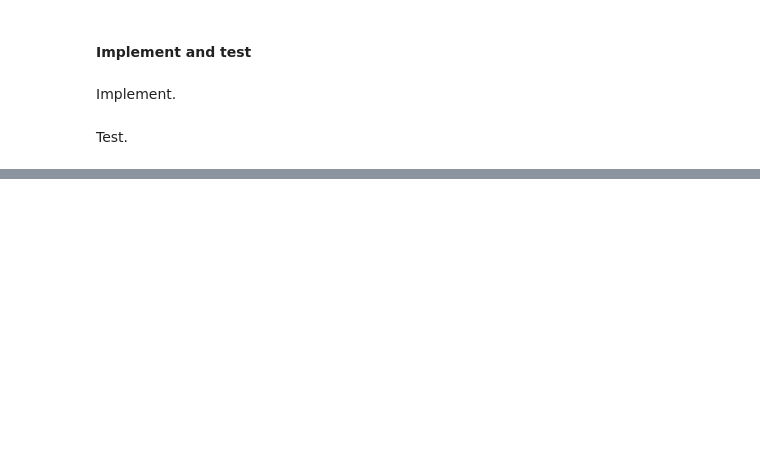
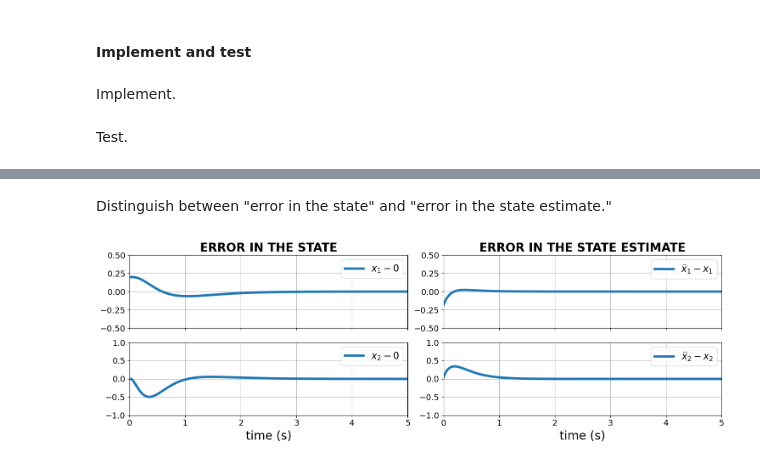
Before and after one commit to tbretl/ae353-sp25, a Jupyter notebook: examples/20250328/WheelDemo-WithSensors/WheelDemo-Sensors-InClass.ipynb, the cells around one changed output, grey strips where cells are left out. Cells and saved outputs as stored; diff of their text form; code cells hidden in the pictures; blank space fills up the shorter version.

```diff
--- a/examples/20250328/WheelDemo-WithSensors/WheelDemo-Sensors-InClass.ipynb
+++ b/examples/20250328/WheelDemo-WithSensors/WheelDemo-Sensors-InClass.ipynb
@@ -380,0 +569,6 @@ show_results_xuy(data, q_e, v_e, tau_e)
+# %% [markdown]
+Distinguish between "error in the state" and "error in the state estimate."
+# %%
+show_results_err(data, q_e, v_e, tau_e)
+# %% [output]
+[figure, added]
```
Also changed, not shown: parts of 33 cells of this notebook.
